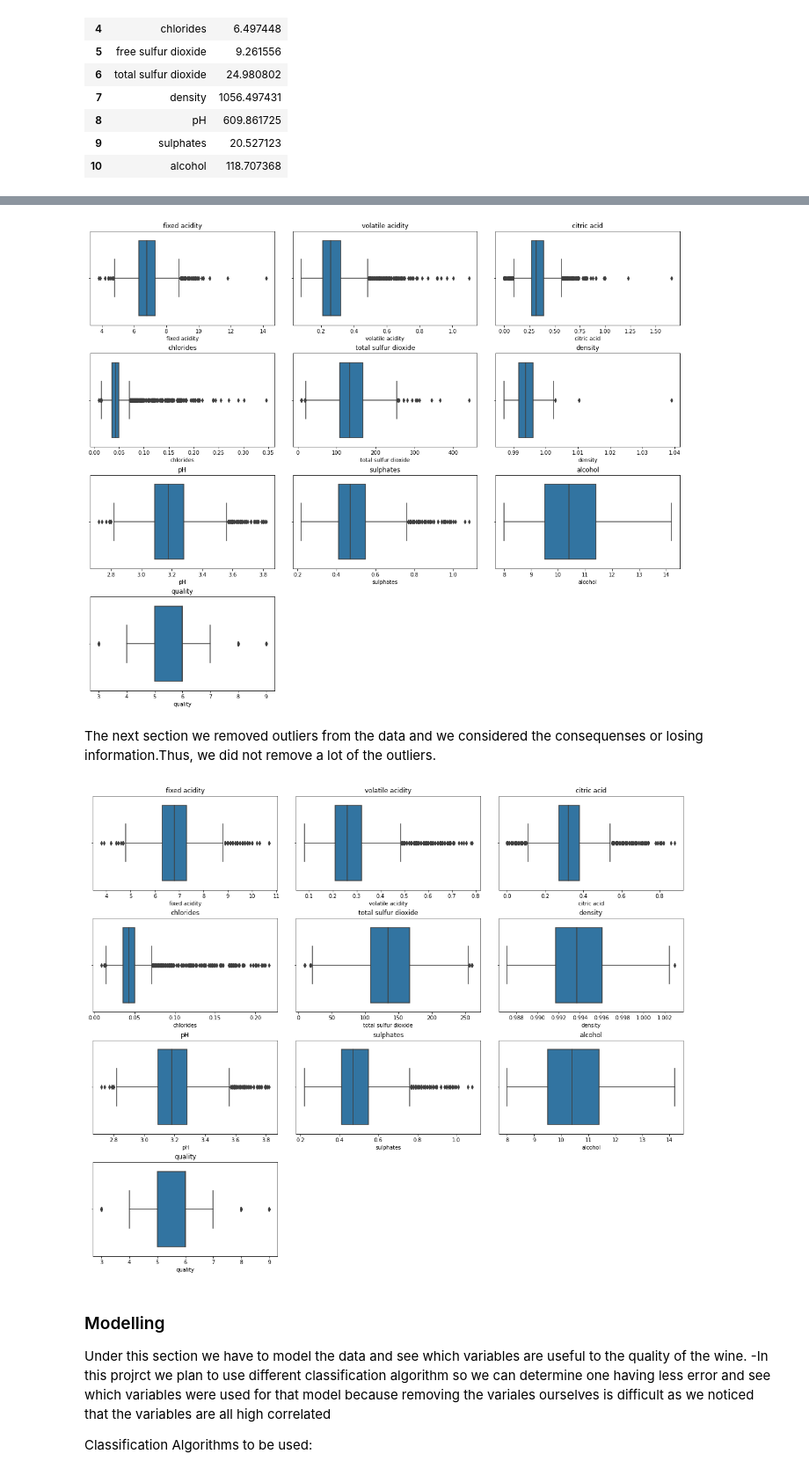
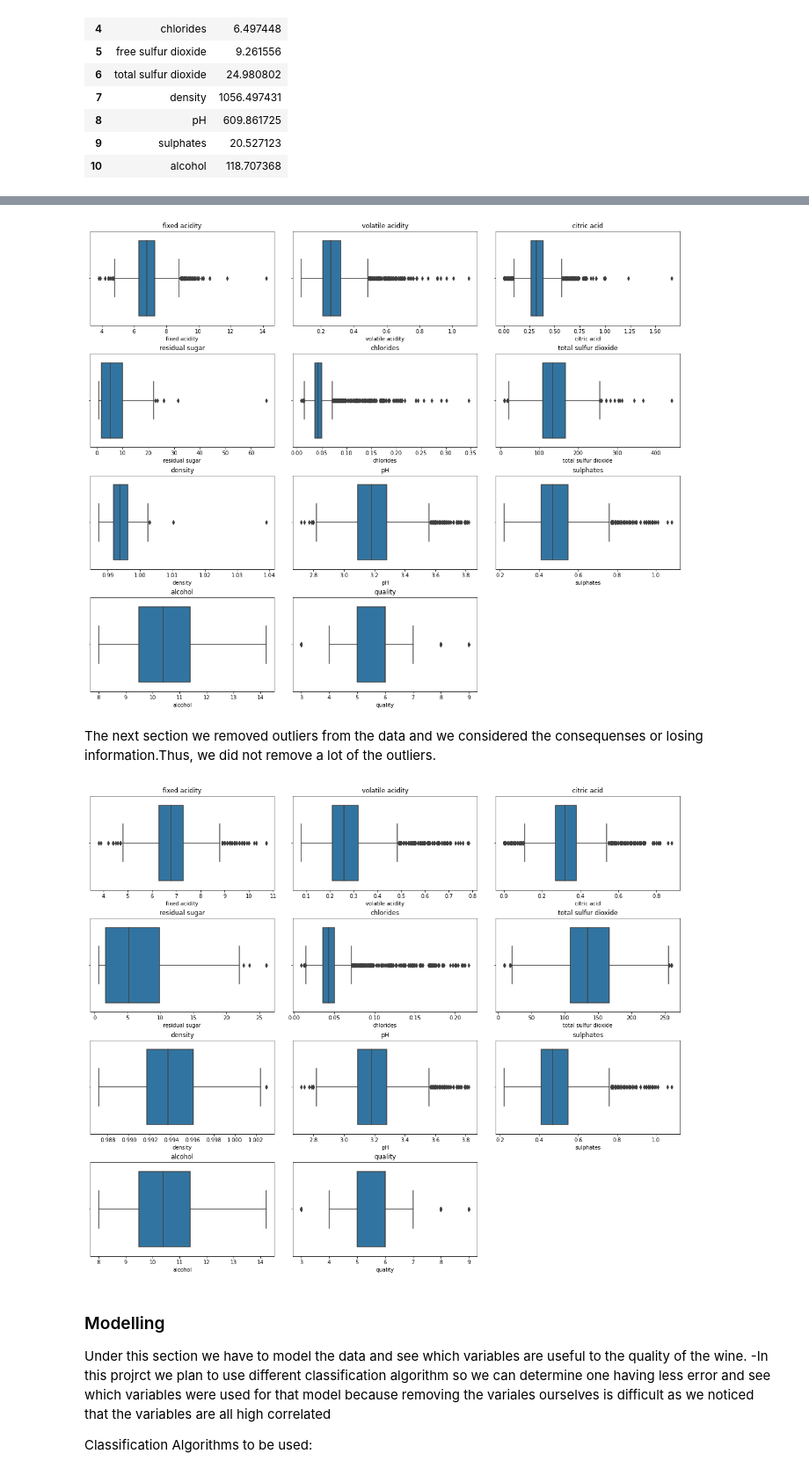
Before and after one commit to FeziweMelvin/Wine-Quality, a Jupyter notebook: whitewine.ipynb, the cells around one changed output, grey strips where cells are left out. Shown at 88% size. Cells and saved outputs as stored; diff of their text form; code cells hidden in the pictures.

```diff
--- a/whitewine.ipynb
+++ b/whitewine.ipynb
@@ -202,3 +200,2 @@ VIF
 # %%
 white_wine_df.drop(columns= "free sulfur dioxide", inplace =True) #Removing the feature to reduce correlation
-white_wine_df.drop(columns= "residual sugar", inplace =True)
@@ -275,36 +226,37 @@ for col in columns:
     plt.subplots_adjust(wspace=0.1, hspace=0.3)
     n += 1
 # %% [output]
-[figure, old version]
+[figure, new version]
 # %% [markdown]
 The next section we removed outliers from the data and we considered the consequenses or losing information.Thus, we did not remove a lot of the outliers.
 # %%
 #Removing outliers
 #For quality we do not remove the outliers
 white_wine_df= white_wine_df[white_wine_df.density <1.01]
 white_wine_df= white_wine_df[white_wine_df["total sulfur dioxide"] <270]
 white_wine_df= white_wine_df[white_wine_df["volatile acidity"] <0.8]
 white_wine_df= white_wine_df[white_wine_df["chlorides"] <0.22]
 white_wine_df= white_wine_df[white_wine_df["fixed acidity"] <11]
 white_wine_df= white_wine_df[white_wine_df["citric acid"] <0.9]
+white_wine_df= white_wine_df[white_wine_df["residual sugar"] <30]
 
 
 #Plotting after removing outliers
 plt.figure(figsize=(20, 16))
 
 
 columns = white_wine_df.columns
 n = 1
 
 for col in columns:
 
     plt.subplot(4, 3, n)
     sns.boxplot(data=white_wine_df, x=col)
     plt.title(f'{col}')
     plt.subplots_adjust(wspace=0.1, hspace=0.3)
     n += 1
 # %% [output]
-[figure, old version]
+[figure, new version]
 # %% [markdown]
 ### Modelling
 
```
Also changed, not shown: parts of 16 cells of this notebook, 1 other file.
